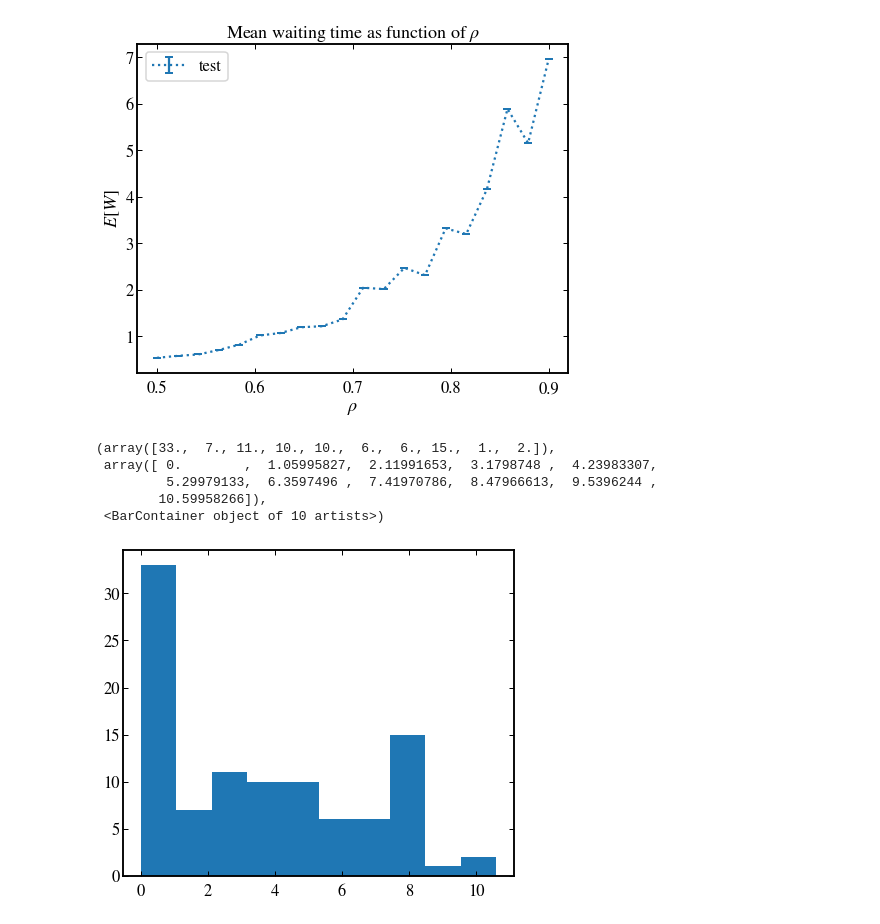
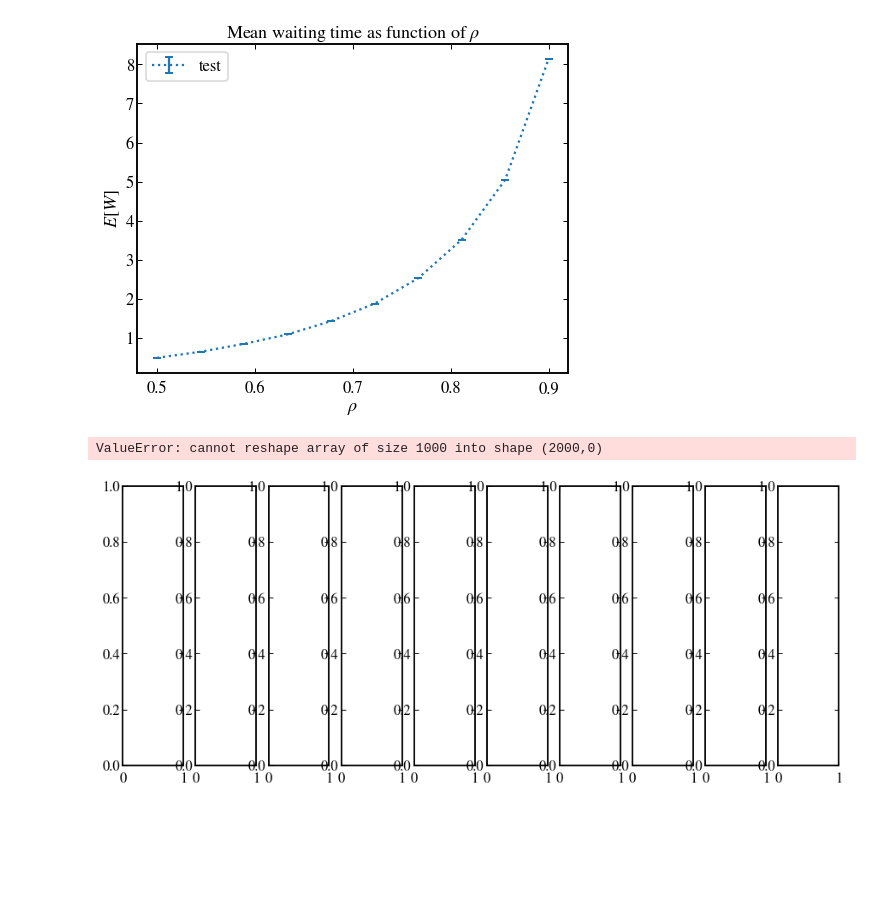
Before and after one commit to jasperw1999/DES-SimpleQueues, a Jupyter notebook: DES_v1.ipynb, the cells around one changed output. Drawn from its saved outputs; the diff is of its cells as text; code cells hidden in the pictures; blank space fills up the shorter version.

```diff
--- a/DES_v1.ipynb
+++ b/DES_v1.ipynb
@@ -110,0 +146,22 @@ for i in tqdm(range(n_steps), desc='calculate number of samples'):
+# %%
+#for shortest job first
+for i in range(3):
+    for j in tqdm(range(n_steps), desc=f'calculate waiting times for n_server {n_servers[i]}'):
+        env = simpy.Environment()
+        servers1 = simpy.PriorityResource(env, capacity=n_servers[i])
+        waiting_times = []
+        setup1 = Setup_shortestjob(env, arrival_rate[i], processing_capacity[j], servers1, waiting_times, n_samples,random.expovariate)
+        env.run(until=setup1.n_samples_reached)
+        waiting_times_rho_s[i, j, :] = setup1.waiting_times[:n_samples]
+np.save(f'waiting_times_rho_s', waiting_times_rho_s)
+# %%
+#test if code works
+
+batch_means = np.zeros((3, 50 ,n_steps))
+mean_batch = np.zeros((3,n_steps))
+for i in range(3):
+    for j in range(n_steps):
+        batch_means[i,:,j] = batch_mean(waiting_times_rho_s[i, j,:10000], 200)
+        mean_batch[i,j] = np.mean(batch_means[i,:,j])
+    plt.plot(server_util, mean_batch[i,:], label=f'n_server={n_servers[i]}')
+plt.legend()
@@ -111,13 +171,13 @@ for i in tqdm(range(n_steps), desc='calculate number of samples'):
 # %%
 plt.errorbar(
     server_util,
-    mean_waiting, mse_waiting,
+    mean_waiting_time, var_waiting_time,
     fmt=':',
     capsize=4,
     capthick=2,
     label='test'
 )
-plt.fill_between(server_util, mean_waiting - mse_waiting, mean_waiting + mse_waiting, alpha=0.2)
+plt.fill_between(server_util, mean_waiting_time - var_waiting_time, mean_waiting_time + var_waiting_time, alpha=0.2)
 plt.legend()
 plt.title(r'Mean waiting time as function of $\rho$')
 plt.xlabel(r'$\rho$')
@@ -126,13 +186,29 @@ plt.tight_layout()
 #plt.savefig('figures/area_conv_s.pdf')
 plt.show()
 # %% [output]
-[figure, old version]
+[figure, new version]
 # %%
-plt.hist(setup1.waiting_times)
+#batch_size = np.linspace(1000,50000, n_steps)
+batch_size = np.array([1000, 6000, 10000, 15000, 22800, 28300, 33700, 40000, 45000, 50000,])*2
+#batch_size -= batch_size % -100
+#batch_size = batch_size * 2
+n_batches = 50
+n_samples_normal = batch_size*n_batches
+batch_means = np.zeros((n_batches,n_steps))
+mean_waiting_time = np.zeros(n_steps)
+var_waiting_time = np.zeros(n_steps)
+fig, axs = plt.subplots(1, n_steps, figsize=(15, 6))
+for ax, i in zip(axs, range(n_steps)):
+    batch_means[:,i] = batch_mean(waiting_times_rho[i,:int(n_samples_normal[i])], int(batch_size[i]))
+    ax.hist(batch_means[:,i])
+    stat, p = normaltest(batch_means[:,i])
+    if p > 0.05:
+        print(f'{i} is normal distributed with p={p}')
+    else:
+        print(f'{i} is NOT normal distributed with p={p}')
+    mean_waiting_time[i] = np.mean(batch_means[:,i])
+    var_waiting_time[i] = batch_var(batch_means[:,i], batch_size[i], n_batches, n_samples_normal[i])
+    print(var_waiting_time[i])
 # %% [output]
-(array([33.,  7., 11., 10., 10.,  6.,  6., 15.,  1.,  2.]),
- array([ 0.        ,  1.05995827,  2.11991653,  3.1798748 ,  4.23983307,
-         5.29979133,  6.3597496 ,  7.41970786,  8.47966613,  9.5396244 ,
-        10.59958266]),
- <BarContainer object of 10 artists>)
+ValueError: cannot reshape array of size 1000 into shape (2000,0)
-[figure, old version]
+[figure, new version]
```
Also changed, not shown: parts of 9 cells of this notebook, 1 other file.
